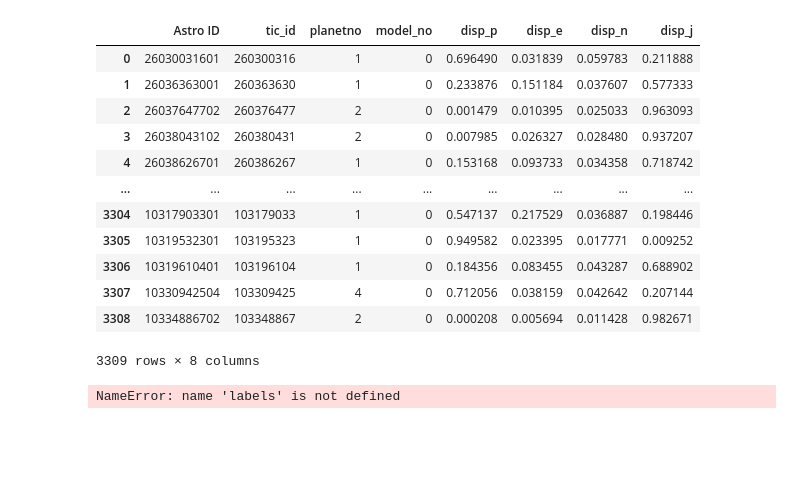
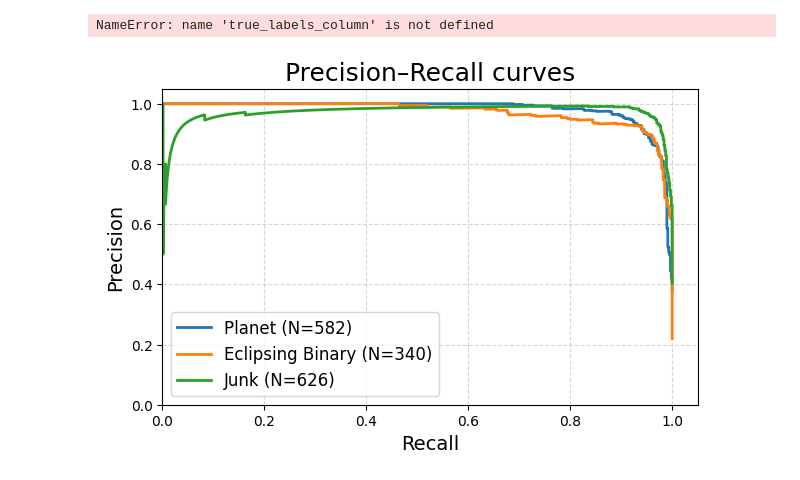
Before and after one commit to mit-kavli-institute/astronet-triage, a Jupyter notebook: Predict-vetting-val-2025.ipynb, the cells around one changed output. Cells and saved outputs as stored; diff of their text form; code cells hidden in the pictures; blank space fills up the shorter version.

Commit message:
Notebook used to load a model and generate predictions

```diff
--- a/Predict-vetting-val-2025.ipynb
+++ b/Predict-vetting-val-2025.ipynb
@@ -3,6 +3,7 @@
 import os
 # 1) cd into your repo root (where `astronet/` lives)
 os.chdir('Astronet-Triage')
+print('In folder:', os.getcwd())
 
 import numpy as np
 import tensorflow as tf
@@ -12,11 +13,16 @@ from astronet.util import config_util
 
 # Adjust these paths:
 model_dir = '../mnt/tess/models/vetting/20250429/cshallue/AstroCNNModelVetting_cshallue_20250429_181612'
-# test_tfrecord_pattern = '../mnt/tess/astronet/tfrecords-vetting-v01-tois-triageJs-nocentroid-april2025-test/*'
-# live_sector=False
 
-test_tfrecord_pattern = '../../dimond/mnt/tess/astronet/tfrecords-vetting-sector86-all-test/*'
-live_sector=True
+test_tfrecord_pattern = '../mnt/tess/astronet/tfrecords-vetting-v01-tois-triageJs-nocentroid-april2025-test/*'
+
+
+# test_tfrecord_pattern = '/pdo/astronet-data/data/tfrecords/sector-87/000**-of-00025'
+
+live_sector=False
+
+# test_tfrecord_pattern = '../../dimond/mnt/tess/astronet/tfrecords-vetting-sector86-all-test/*'
+# live_sector=True
 
 # # (optional) path to the original CSV of labels, for more detailed analysis:
 # tces_csv = '../mnt/tess/astronet/tces-vetting-v01-tois-triageJs-nocentroid-april2025-test.csv'
@@ -183,16 +258,0 @@ if live_sector:
-# %%
-df
-# %% [output]
-|  | Astro ID | tic_id | planetno | model_no | disp_p | disp_e | disp_n | disp_j |
-| 0 | 26030031601 | 260300316 | 1 | 0 | 0.696490 | 0.031839 | 0.059783 | 0.211888 |
-| 1 | 26036363001 | 260363630 | 1 | 0 | 0.233876 | 0.151184 | 0.037607 | 0.577333 |
-| 2 | 26037647702 | 260376477 | 2 | 0 | 0.001479 | 0.010395 | 0.025033 | 0.963093 |
-| 3 | 26038043102 | 260380431 | 2 | 0 | 0.007985 | 0.026327 | 0.028480 | 0.937207 |
-| 4 | 26038626701 | 260386267 | 1 | 0 | 0.153168 | 0.093733 | 0.034358 | 0.718742 |
-| ... | ... | ... | ... | ... | ... | ... | ... | ... |
-| 3304 | 10317903301 | 103179033 | 1 | 0 | 0.547137 | 0.217529 | 0.036887 | 0.198446 |
-| 3305 | 10319532301 | 103195323 | 1 | 0 | 0.949582 | 0.023395 | 0.017771 | 0.009252 |
-| 3306 | 10319610401 | 103196104 | 1 | 0 | 0.184356 | 0.083455 | 0.043287 | 0.688902 |
-| 3307 | 10330942504 | 103309425 | 4 | 0 | 0.712056 | 0.038159 | 0.042642 | 0.207144 |
-| 3308 | 10334886702 | 103348867 | 2 | 0 | 0.000208 | 0.005694 | 0.011428 | 0.982671 |
-3309 rows × 8 columns
@@ -199 +268,10 @@ df
+# %%
+# Count how many times true_label is 'p'
+count_p = (true_labels_column == 'p').sum()
+print(count_p)
+# Count how many times max predictions is 'p'
+count_max_p = (df['disp_p'] == df[['disp_p', 'disp_e', 'disp_n', 'disp_j']].max(axis=1)).sum()
+print(count_max_p)
+# %% [output]
+NameError: name 'true_labels_column' is not defined
 # %%
@@ -250,7 +328,14 @@ test_pred   = preds
 test_labels = np.delete(test_labels, 2, axis=1)
 test_pred   = np.delete(test_pred,   2, axis=1)
 
-label_names = ["Planet", "Eclipsing Binary", "Junk"]
+
+if live_sector:
+    test_labels = np.delete(test_labels, 1, axis=1)
+    test_pred   = np.delete(test_pred,   1, axis=1)
+    label_names = ["Planet", "Junk"]
+else:
+    label_names = ["Planet", "Eclipsing Binary", "Junk"]
+
 counts = test_labels.sum(axis=0).astype(int)
 
 # ─── 1) compute PR for each class ────────────────────────────────────────
@@ -283,8 +368,8 @@ ax.set_xlabel("Recall",    fontsize=14)
 ax.set_ylabel("Precision", fontsize=14)
 ax.set_title("Precision–Recall curves", fontsize=18)
 ax.grid(True, which="both", linestyle="--", alpha=0.5)
-ax.set_xlim(0.25, 1.05)
-ax.set_ylim(0.25, 1.05)
+ax.set_xlim(0, 1.05)
+ax.set_ylim(0, 1.05)
 
 # ─── 3) add interactive annotation ───────────────────────────────────────
 annot = ax.annotate(
@@ -305,31 +390,31 @@ def update_annot(class_idx, ind):
         f"{label_names[class_idx]}\n"
         f"Precision = {d['precision'][idx]:.3f}\n"
         f"Recall = {d['recall'][idx]:.3f}\n"
         f"Threshold = {d['thresholds'][idx]:.3f}"
     )
 
 def onclick(event):
     if event.inaxes != ax:
         return
     for i, ln in enumerate(lines):
         hit, ind = ln.contains(event)
         if hit:
             update_annot(i, ind)
             annot.set_visible(True)
             fig.canvas.draw_idle()
             return
     # click elsewhere hides the box
     if annot.get_visible():
         annot.set_visible(False)
         fig.canvas.draw_idle()
 
 fig.canvas.mpl_connect("button_press_event", onclick)
 
 # ─── 4) legend & show ───────────────────────────────────────────────────
 ax.legend(loc="lower left", fontsize=12, framealpha=0.8)
 plt.show()
 
 # ─── 5) extra diagnostics (optional) ────────────────────────────────────
 # You can still compute confusion matrices, ROC, etc., exactly as before.
 # %% [output]
-NameError: name 'labels' is not defined
+[figure, added]
```
Also changed, not shown: parts of 6 cells of this notebook.
